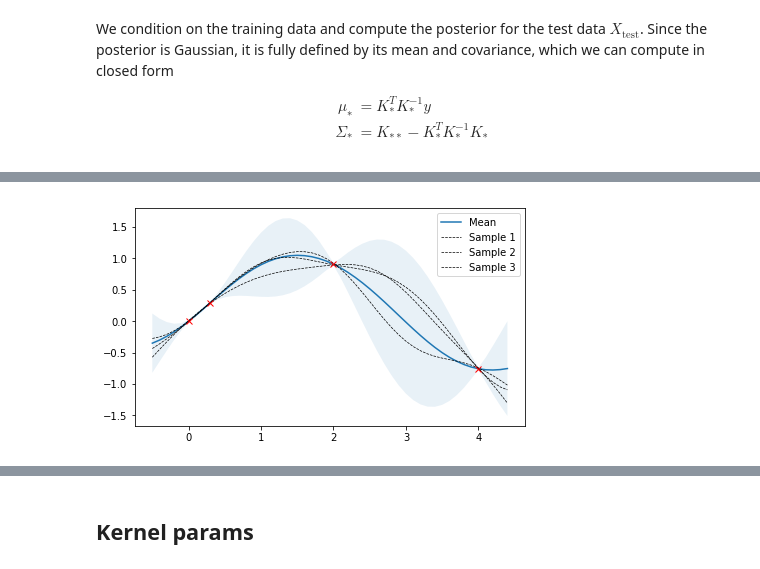
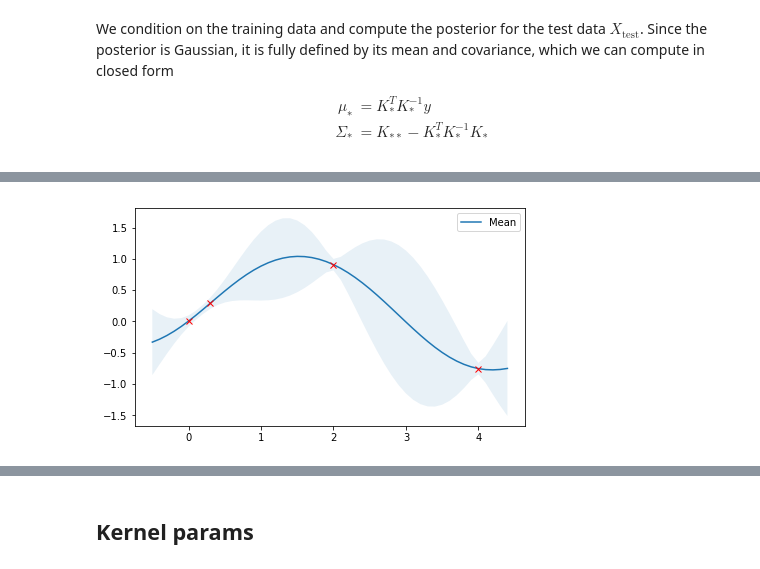
Before and after one commit to darthdeus/bopt, a Jupyter notebook: GP mojeopt.ipynb, the cells around one changed output, grey strips where cells are left out. Cells and saved outputs as stored; diff of their text form; code cells hidden in the pictures.

```diff
--- a/GP mojeopt.ipynb
+++ b/GP mojeopt.ipynb
@@ -81,4 +110,4 @@ GaussianProcess().plot_prior(X)
 # %%
-GaussianProcess().fit(X_train, y_train).posterior(X).plot_posterior()
+GaussianProcess().with_noise(.002).posterior(X, X_train, y_train).plot_posterior(num_samples=0)
 # %% [output]
-[figure, old version]
+[figure, new version]
```
Also changed, not shown: parts of 17 cells of this notebook, 6 other files.
